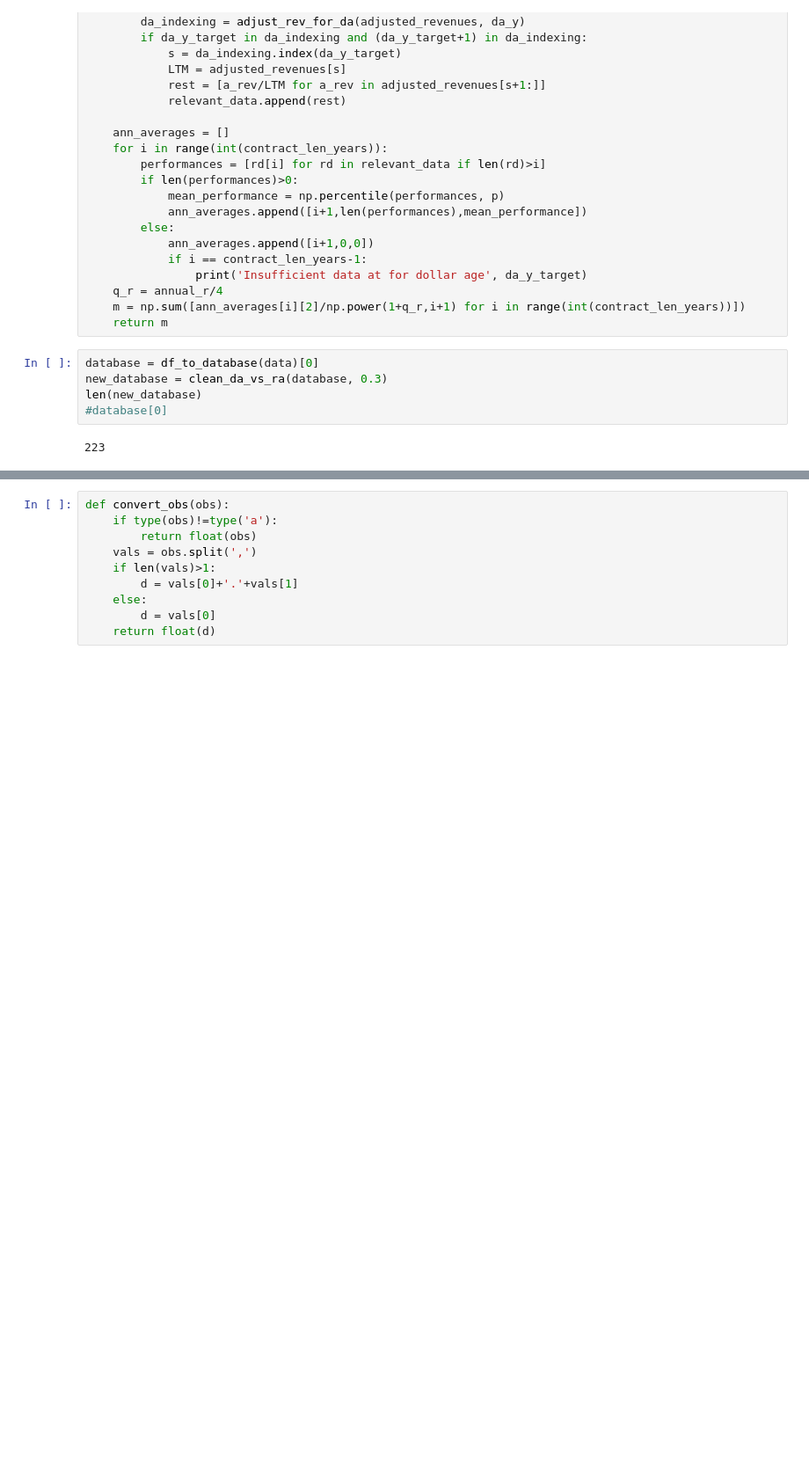
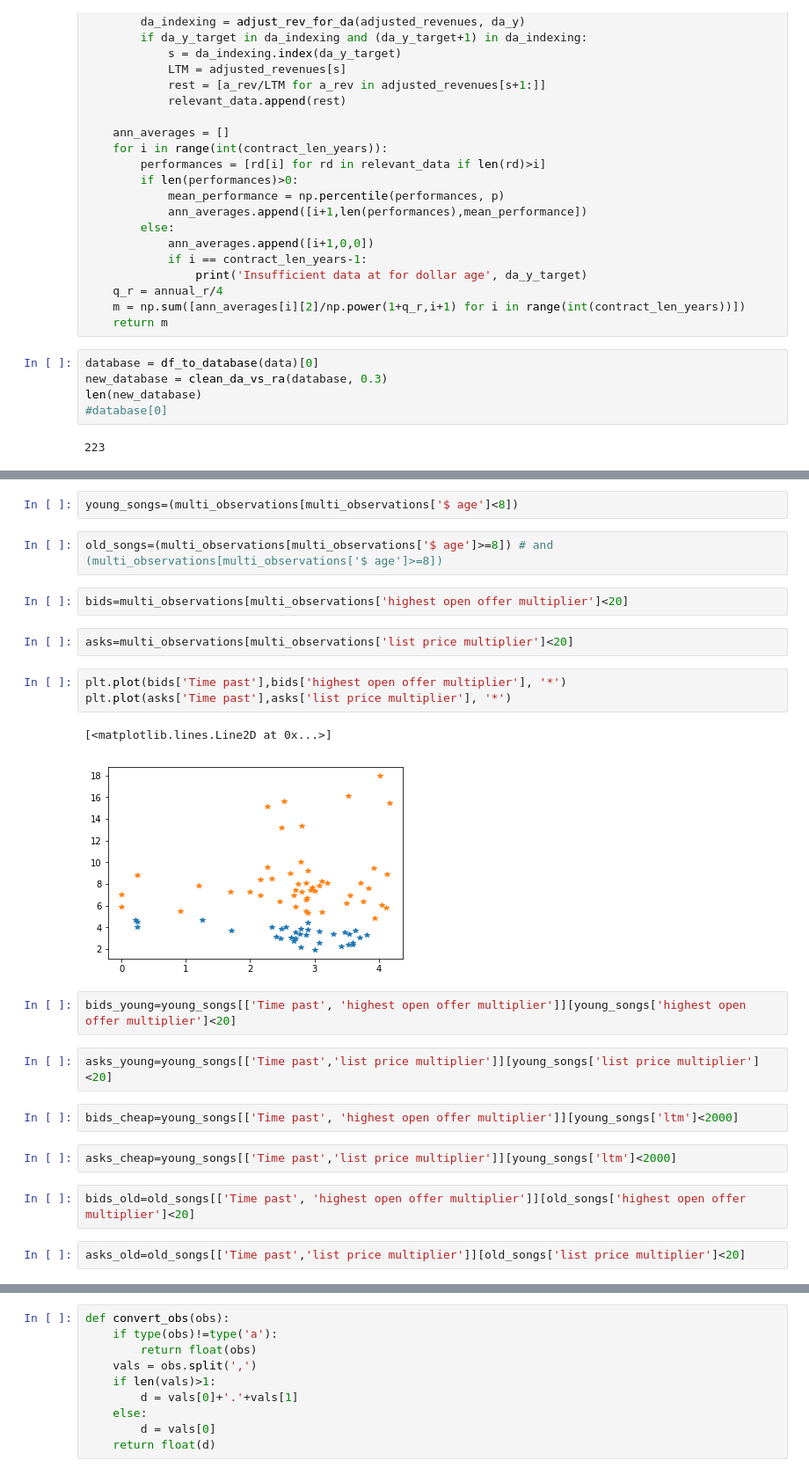
Before and after one commit to sstoikov/music-catalogs, a Jupyter notebook: models.ipynb, the cells around one changed output, grey strips where cells are left out. Shown at 88% size. Drawn from its saved outputs; the diff is of its cells as text; blank space fills up the shorter version.

```diff
--- a/models.ipynb
+++ b/models.ipynb
@@ -287,0 +318,26 @@ multi_observations
+# %%
+young_songs=(multi_observations[multi_observations['$ age']<8])
+# %%
+old_songs=(multi_observations[multi_observations['$ age']>=8]) # and (multi_observations[multi_observations['$ age']>=8])
+# %%
+bids=multi_observations[multi_observations['highest open offer multiplier']<20]
+# %%
+asks=multi_observations[multi_observations['list price multiplier']<20]
+# %%
+plt.plot(bids['Time past'],bids['highest open offer multiplier'], '*')
+plt.plot(asks['Time past'],asks['list price multiplier'], '*')
+# %% [output]
+[<matplotlib.lines.Line2D at 0x...>]
+[figure, added]
+# %%
+bids_young=young_songs[['Time past', 'highest open offer multiplier']][young_songs['highest open offer multiplier']<20]
+# %%
+asks_young=young_songs[['Time past','list price multiplier']][young_songs['list price multiplier']<20]
+# %%
+bids_cheap=young_songs[['Time past', 'highest open offer multiplier']][young_songs['ltm']<2000]
+# %%
+asks_cheap=young_songs[['Time past','list price multiplier']][young_songs['ltm']<2000]
+# %%
+bids_old=old_songs[['Time past', 'highest open offer multiplier']][old_songs['highest open offer multiplier']<20]
+# %%
+asks_old=old_songs[['Time past','list price multiplier']][old_songs['list price multiplier']<20]
```
Also changed, not shown: parts of 13 cells of this notebook, 1 other file.
